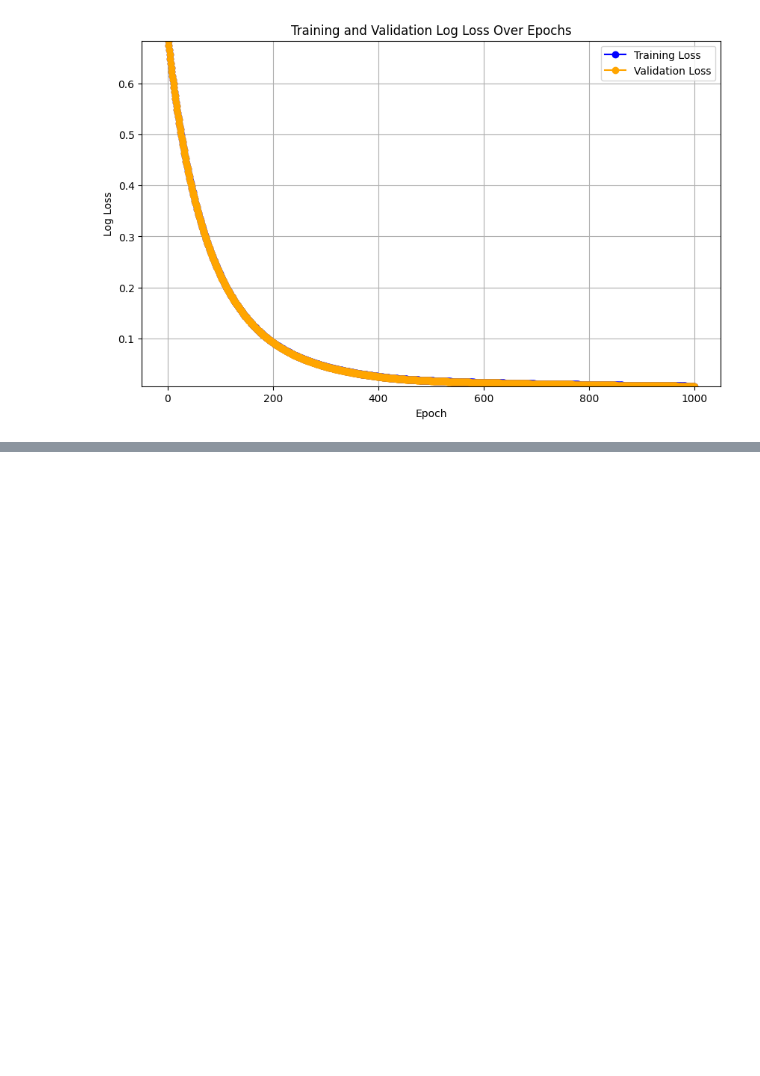
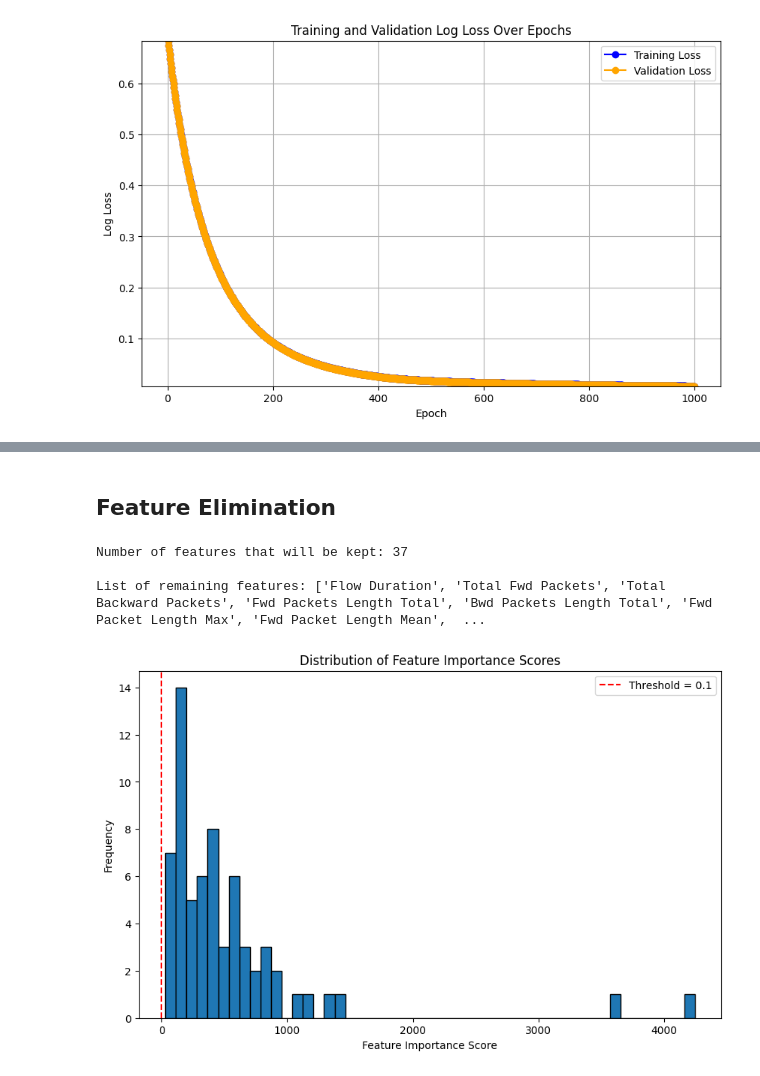
Before and after one commit to pranav-k-jha/kaggle-notebooks, a Jupyter notebook: CIC-IDS-2017 BERT Classification.ipynb, the cells around one changed output, grey strips where cells are left out. Saved outputs shown, nothing was run; the diff lists cells and outputs as text; code cells hidden in the pictures; blank space fills up the shorter version.

```diff
--- a/CIC-IDS-2017 BERT Classification.ipynb
+++ b/CIC-IDS-2017 BERT Classification.ipynb
@@ -739,0 +946,62 @@ AUC-ROC: 1.0000
+# %% [markdown]
+## Feature Elimination
+# %%
+def feature_elimination_xgboost(model, threshold, X_train, X_val, X_test, normalize=True, printing=True):
+    """
+    Eliminates features with importance scores below a specified threshold from the dataset.
+    Drops these features from the training, validation, and test sets.
+
+    Parameters:
+        model (xgb.Booster): Trained XGBoost model.
+        threshold (float): Importance score threshold below which features are considered insignificant.
+        X_train (pd.DataFrame): Training data.
+        X_val (pd.DataFrame): Validation data.
+        X_test (pd.DataFrame): Test data.
+        normalize (bool): Whether to normalize the feature importance scores.
+        printing (bool): Whether to print the number of remaining features.
+
+    Returns:
+        list: A list containing the updated training, validation, and test sets with insignificant features removed.
+    """
+    # Extract insignificant features
+    insignificant_features = select_features_xgboost(model=model, threshold=threshold,
+                                                     X_train=X_train, normalize=normalize, printing=False)
+
+    # Drop columns with insignificant importance from all sets
+    df_list = [X_train, X_val, X_test]
+    df_list = [df.copy() for df in df_list]  # Create copies to avoid modifying the original data
+    df_list = [df.drop(columns=insignificant_features) for df in df_list]
+
+    if printing:
+        print(f"Number of features that will be kept: {len(df_list[0].columns)}\n")
+        print("List of remaining features:", df_list[0].columns.tolist())
+
+    return df_list
+
+# Example usage with XGBoost model
+elimination_params_0 = dict(model=xgb_clf, threshold=0.1,
+                            X_train=X_train, X_val=X_val, X_test=X_test,
+                            normalize=True, printing=True)
+[X_1_train, X_1_val, X_1_test] = feature_elimination_xgboost(**elimination_params_0)
+# %% [output]
+Number of features that will be kept: 37
+
+List of remaining features: ['Flow Duration', 'Total Fwd Packets', 'Total Backward Packets', 'Fwd Packets Length Total', 'Bwd Packets Length Total', 'Fwd Packet Length Max', 'Fwd Packet Length Mean',  ...
+# %%
+import matplotlib.pyplot as plt
+
+# Extract feature importance scores
+feature_importance_scores = xgb_clf.get_score(importance_type='weight')
+scores = list(feature_importance_scores.values())
+
+# Plot histogram of feature importance scores
+plt.figure(figsize=(10, 6))
+plt.hist(scores, bins=50, edgecolor='black')
+plt.xlabel("Feature Importance Score")
+plt.ylabel("Frequency")
+plt.title("Distribution of Feature Importance Scores")
+plt.axvline(x=0.1, color='red', linestyle='--', label="Threshold = 0.1")
+plt.legend()
+plt.show()
+# %% [output]
+[figure, added]
```
Also changed, not shown: parts of 8 cells of this notebook.
